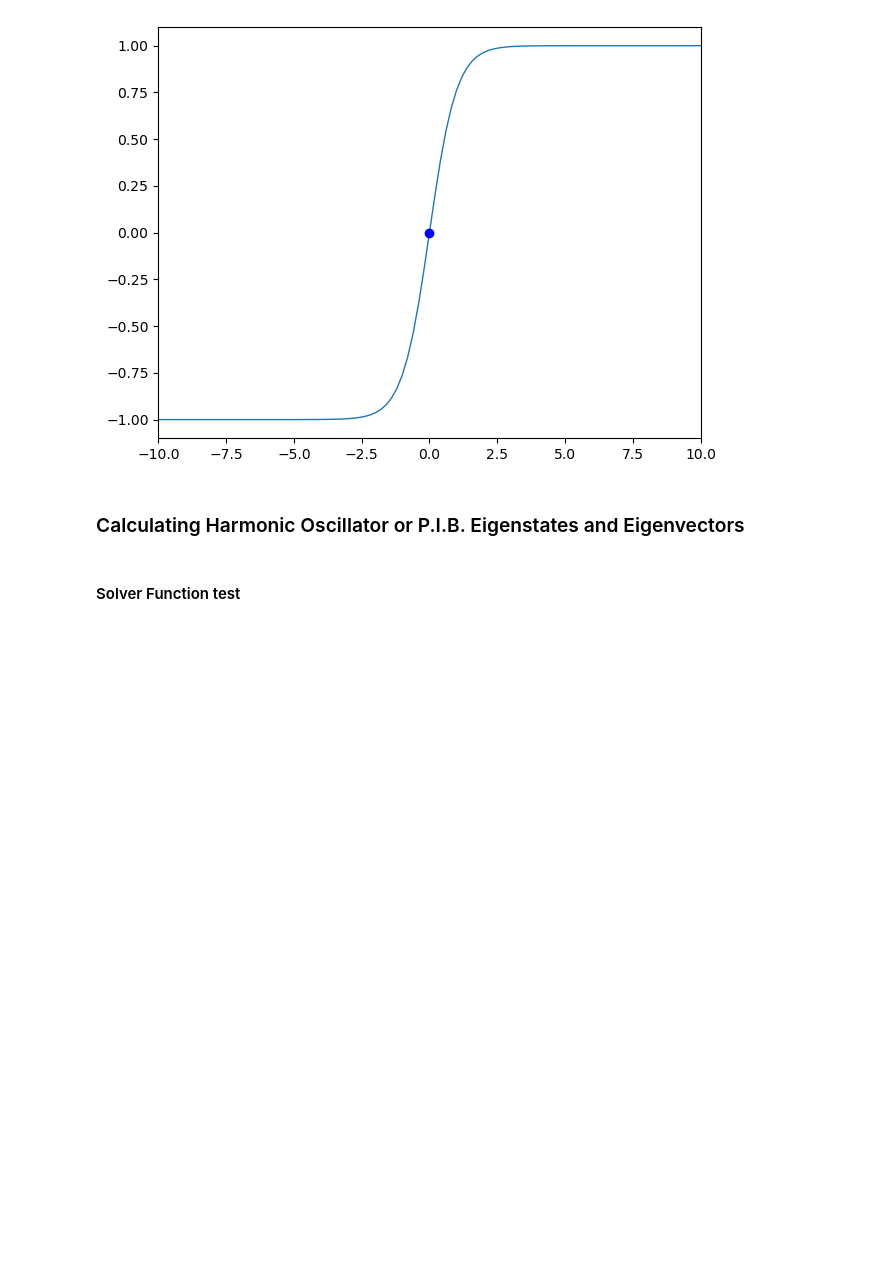
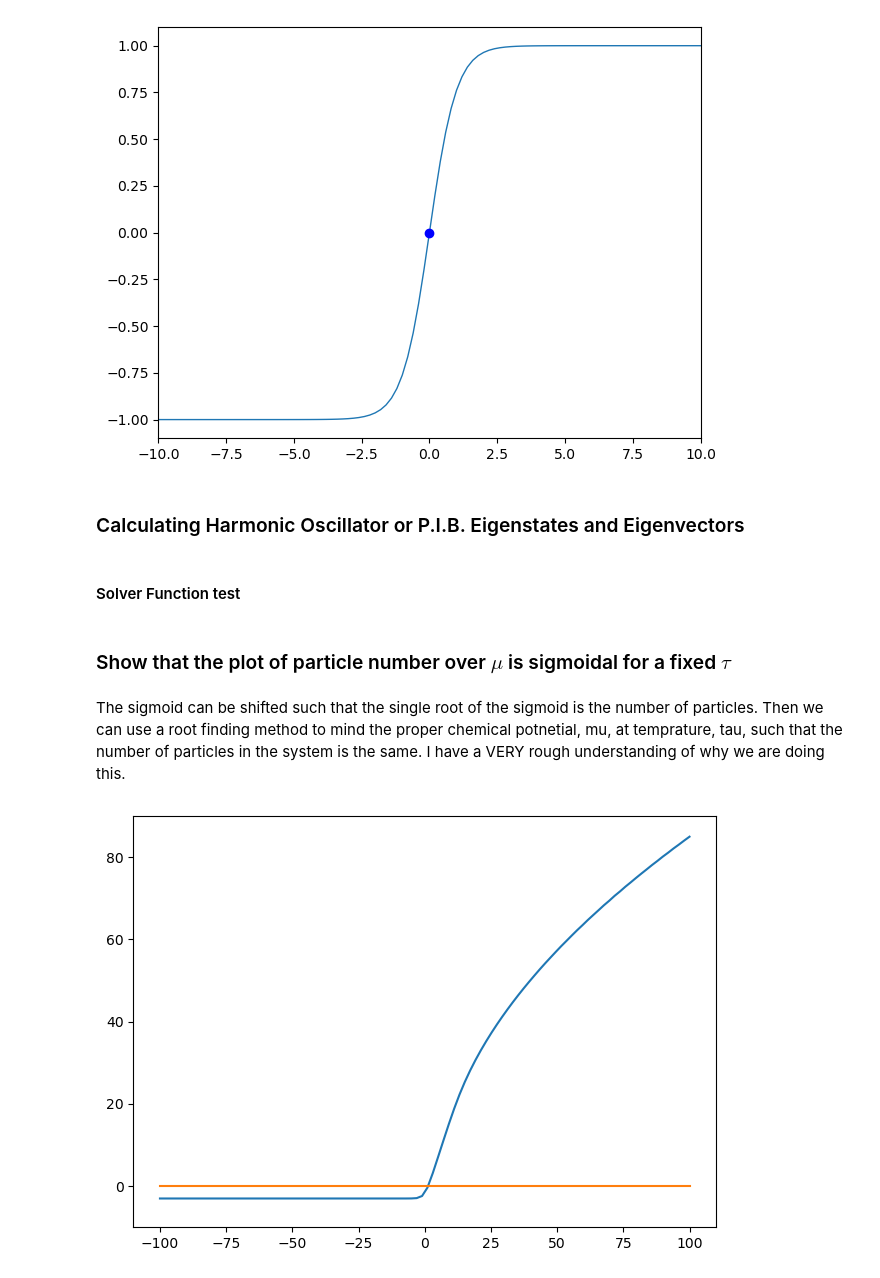
Before and after one commit to Anthony904175/Thermal_Inversions, a Jupyter notebook: Inverter/Thermal_Occupation/Thermal_Occ_Redux.ipynb, the cells around one changed output. Cells and saved outputs as stored; diff of their text form; code cells hidden in the pictures; blank space fills up the shorter version.

```diff
--- a/Inverter/Thermal_Occupation/Thermal_Occ_Redux.ipynb
+++ b/Inverter/Thermal_Occupation/Thermal_Occ_Redux.ipynb
@@ -221,11 +293,36 @@ def Eigen_Solver(Sys, a, b, Nx, nk):
     vec_sum = np.trapz(vecs[:,0]**2,x)
     norm = np.sqrt(1/vec_sum)
     vecs = vecs*norm
-    return vals, vecs
+    return vals, vecs, x
 # %% [markdown]
 #### Solver Function test
 # %%
 a, b, Nx, nk = -5, 5, 401, 100
-vals, vecs = Eigen_Solver("Harm", a, b, Nx, nk)
+vals, vecs, x = Eigen_Solver("Harm", a, b, Nx, nk)
 #print(vals)
 #print(vecs)
+# %% [markdown]
+### Show that the plot of particle number over $\mu$ is sigmoidal for a fixed $\tau$
+# %% [markdown]
+The sigmoid can be shifted such that the single root of the sigmoid is the number of particles. Then we can use a root finding method to mind the proper chemical potnetial, mu, at temprature, tau, such that the number of particles in the system is the same. I have a VERY rough understanding of why we are doing this.
+# %%
+tau = 1
+mus = linspace(-100,100,100)
+Nes = np.empty(len(mus))
+for i,mu in enumerate(mus):
+    fs = occs(vals,mu,tau)
+    dens = np.zeros(len(x))
+    for j,f in enumerate(fs):
+        dens += f*2*vecs[:,j]**2
+    Nes[i] = np.trapz(dens,x)
+a, b, Ngrid = -100, 100, 100
+#print(mus)
+#print(Nes-3)
+#print(np.zeros(len(mus)))
+
+#plt.plot(mus,Nes-3)
+#-------> Tried to use my plot function it broke plotFunction(mus, -100, 100, 100, multiplot="1", multi2=Nes)
+Multiplot(mus, Nes-3, np.zeros(len(mus)), a, b, Ngrid, x_lim1=a-10, x_lim2=b+10, y_lim1=-10, y_lim2=90)
+#plt.plot(mus,np.zeros(len(mus)))
+# %% [output]
+[figure, added]
```
Also changed, not shown: parts of 8 cells of this notebook.
